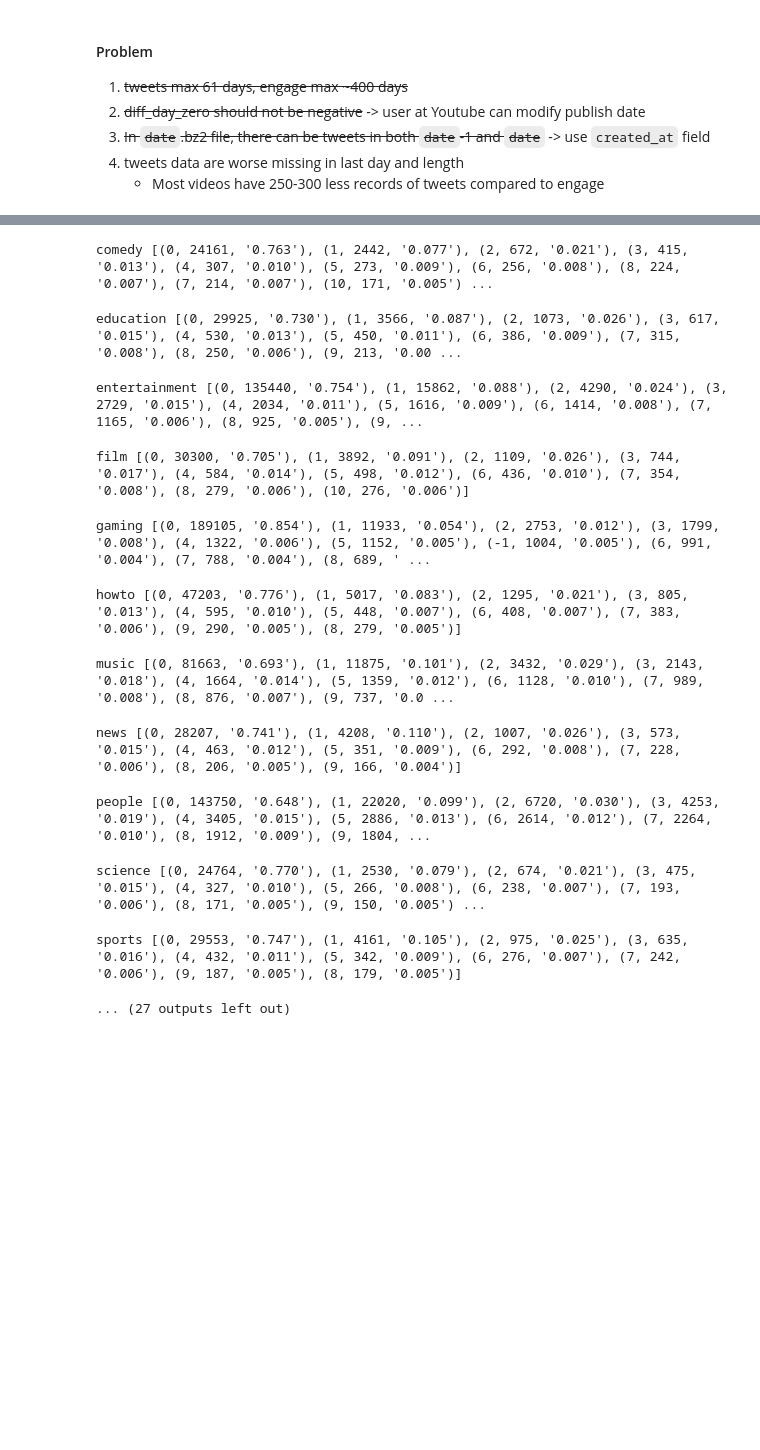
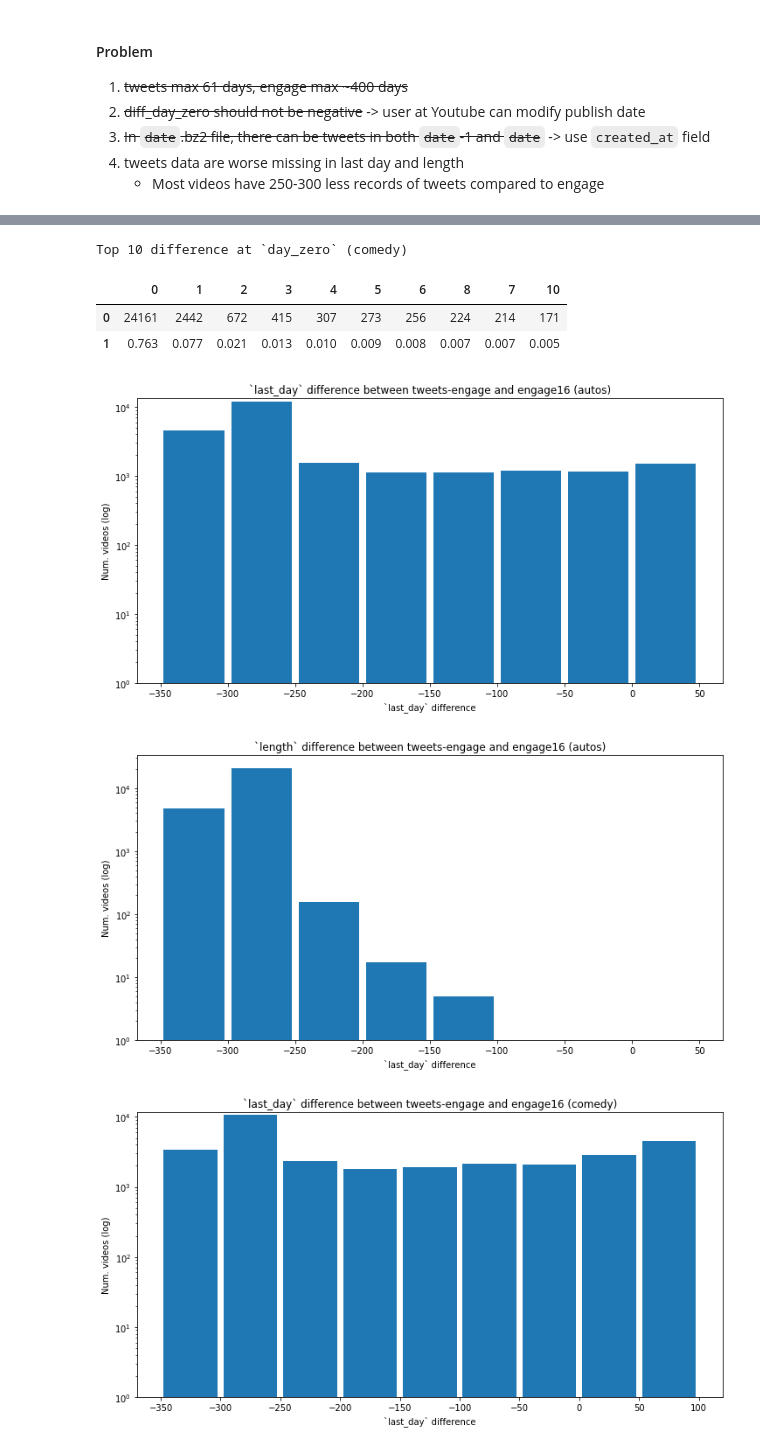
Before and after one commit to septasset/hip-popularity, a Jupyter notebook: curate-twitters/DA_tweets_dataset.ipynb, the cells around one changed output, grey strips where cells are left out. Saved outputs shown, nothing was run; the diff lists cells and outputs as text; code cells hidden in the pictures; blank space fills up the shorter version.

```diff
--- a/curate-twitters/DA_tweets_dataset.ipynb
+++ b/curate-twitters/DA_tweets_dataset.ipynb
@@ -146,7 +204,10 @@ def display_diff(test_category, diff_tweetsToEngage):
 # %%
+# by category
 for test_category in categories_eligible[:]:
     engage_dataset = engage_days(test_category)
     tweets_dataset = tweets_days(test_category)
+
     diff_tweetsToEngage = get_diff_tweets_vs_engage(test_category, engage_dataset, tweets_dataset)
-    display_diff(test_category, diff_tweetsToEngage)
+
+    display_diff(test_category, diff_tweetsToEngage, save_base = "figs/diff_tweets-engage_engage16/")
 # %% [output]
@@ -154,12 +218,7 @@ autos [(0, 18483, '0.722'), (1, 2621, '0.102'), (2, 705, '0.028'), (3, 449, '0.0
-comedy [(0, 24161, '0.763'), (1, 2442, '0.077'), (2, 672, '0.021'), (3, 415, '0.013'), (4, 307, '0.010'), (5, 273, '0.009'), (6, 256, '0.008'), (8, 224, '0.007'), (7, 214, '0.007'), (10, 171, '0.005') ...
+Top 10 difference at `day_zero` (comedy)
-education [(0, 29925, '0.730'), (1, 3566, '0.087'), (2, 1073, '0.026'), (3, 617, '0.015'), (4, 530, '0.013'), (5, 450, '0.011'), (6, 386, '0.009'), (7, 315, '0.008'), (8, 250, '0.006'), (9, 213, '0.00 ...
-entertainment [(0, 135440, '0.754'), (1, 15862, '0.088'), (2, 4290, '0.024'), (3, 2729, '0.015'), (4, 2034, '0.011'), (5, 1616, '0.009'), (6, 1414, '0.008'), (7, 1165, '0.006'), (8, 925, '0.005'), (9, ...
-film [(0, 30300, '0.705'), (1, 3892, '0.091'), (2, 1109, '0.026'), (3, 744, '0.017'), (4, 584, '0.014'), (5, 498, '0.012'), (6, 436, '0.010'), (7, 354, '0.008'), (8, 279, '0.006'), (10, 276, '0.006')]
-gaming [(0, 189105, '0.854'), (1, 11933, '0.054'), (2, 2753, '0.012'), (3, 1799, '0.008'), (4, 1322, '0.006'), (5, 1152, '0.005'), (-1, 1004, '0.005'), (6, 991, '0.004'), (7, 788, '0.004'), (8, 689, ' ...
-howto [(0, 47203, '0.776'), (1, 5017, '0.083'), (2, 1295, '0.021'), (3, 805, '0.013'), (4, 595, '0.010'), (5, 448, '0.007'), (6, 408, '0.007'), (7, 383, '0.006'), (9, 290, '0.005'), (8, 279, '0.005')]
-music [(0, 81663, '0.693'), (1, 11875, '0.101'), (2, 3432, '0.029'), (3, 2143, '0.018'), (4, 1664, '0.014'), (5, 1359, '0.012'), (6, 1128, '0.010'), (7, 989, '0.008'), (8, 876, '0.007'), (9, 737, '0.0 ...
-news [(0, 28207, '0.741'), (1, 4208, '0.110'), (2, 1007, '0.026'), (3, 573, '0.015'), (4, 463, '0.012'), (5, 351, '0.009'), (6, 292, '0.008'), (7, 228, '0.006'), (8, 206, '0.005'), (9, 166, '0.004')]
-people [(0, 143750, '0.648'), (1, 22020, '0.099'), (2, 6720, '0.030'), (3, 4253, '0.019'), (4, 3405, '0.015'), (5, 2886, '0.013'), (6, 2614, '0.012'), (7, 2264, '0.010'), (8, 1912, '0.009'), (9, 1804, ...
-science [(0, 24764, '0.770'), (1, 2530, '0.079'), (2, 674, '0.021'), (3, 475, '0.015'), (4, 327, '0.010'), (5, 266, '0.008'), (6, 238, '0.007'), (7, 193, '0.006'), (8, 171, '0.005'), (9, 150, '0.005') ...
-sports [(0, 29553, '0.747'), (1, 4161, '0.105'), (2, 975, '0.025'), (3, 635, '0.016'), (4, 432, '0.011'), (5, 342, '0.009'), (6, 276, '0.007'), (7, 242, '0.006'), (9, 187, '0.005'), (8, 179, '0.005')]
-... (27 outputs left out)
+|  | 0 | 1 | 2 | 3 | 4 | 5 | 6 | 8 | 7 | 10 |
+| 0 | 24161 | 2442 | 672 | 415 | 307 | 273 | 256 | 224 | 214 | 171 |
+| 1 | 0.763 | 0.077 | 0.021 | 0.013 | 0.010 | 0.009 | 0.008 | 0.007 | 0.007 | 0.005 |
+[figure, added]
+[figure, added]
+[figure, added]
```
Also changed, not shown: parts of 6 cells of this notebook, 5 other files.
